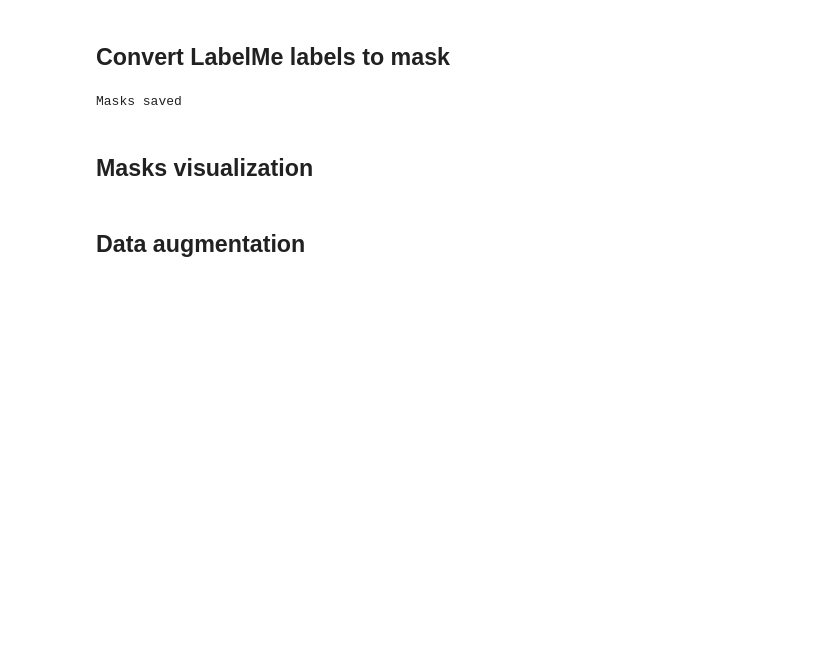
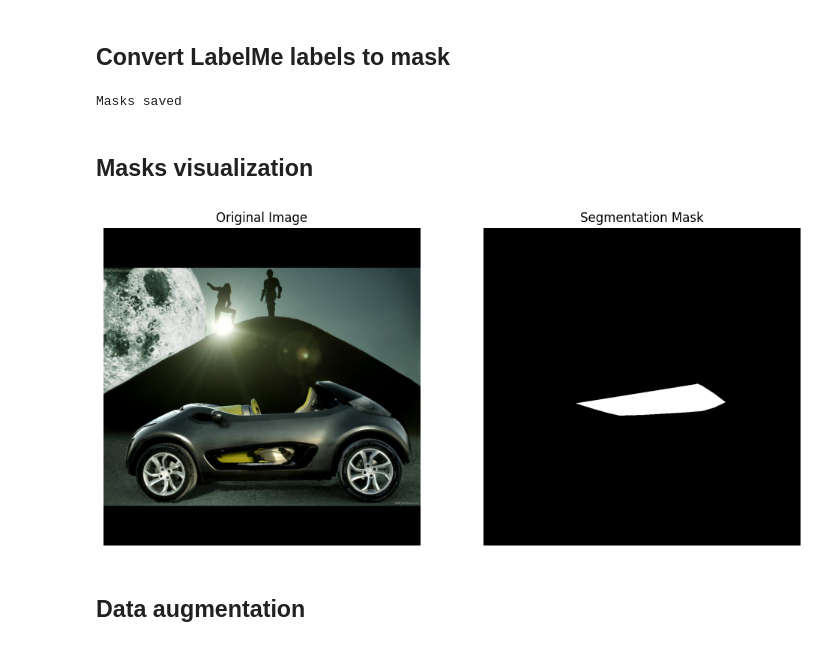
Before and after one commit to Tiazzo/Safety-System-Design, a Jupyter notebook: notebooks/data_exploration.ipynb, the cells around one changed output. Cells and saved outputs as stored; diff of their text form; code cells hidden in the pictures; blank space fills up the shorter version.

Commit message:
add: mask and data augmentation

```diff
--- a/notebooks/data_exploration.ipynb
+++ b/notebooks/data_exploration.ipynb
@@ -207,12 +213,10 @@ def create_masks(labelme_dir, output_mask_dir):
         cv2.imwrite(mask_path, mask * 255)  # Convert to 0-255 scale for saving as PNG
 
     print(f"Masks saved")
-# %%
-labelme_dir = "../data/with_labels/json"   # Directory containing LabelMe JSON files
-output_mask_dir = "../data/with_labels/masks"  # Directory to save masks
-create_masks(labelme_dir, output_mask_dir)
-# %% [output]
-Masks saved
+# %%
+create_masks(labelme_dir, output_mask_dir)
+# %% [output]
+Masks saved
 # %% [markdown]
 ## Masks visualization
 # %%
@@ -240,6 +244,10 @@ def visualize_mask(image_path, mask_path):
     plt.axis("off")
 
     plt.show()
+# %%
+visualize_mask("../data/with_labels/images/A_Cit_01.jpg", "../data/with_labels/masks/A_Cit_01.png")
+# %% [output]
+[figure, added]
 # %% [markdown]
 ## Data augmentation
 # %% [markdown]
```
Also changed, not shown: parts of 8 cells of this notebook, 1 other file.
